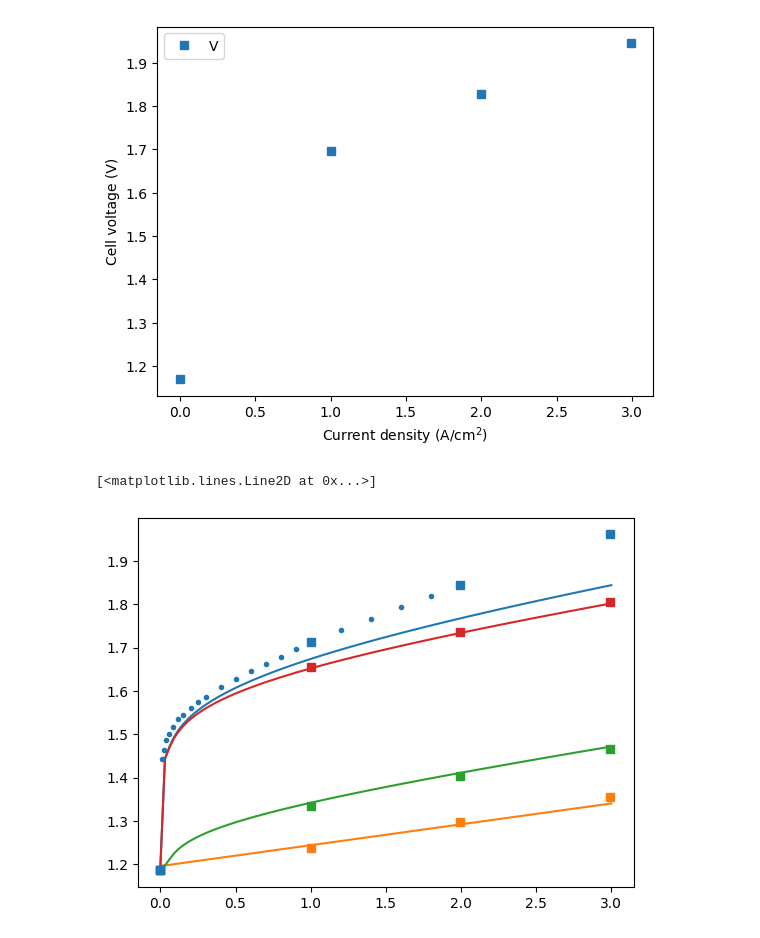
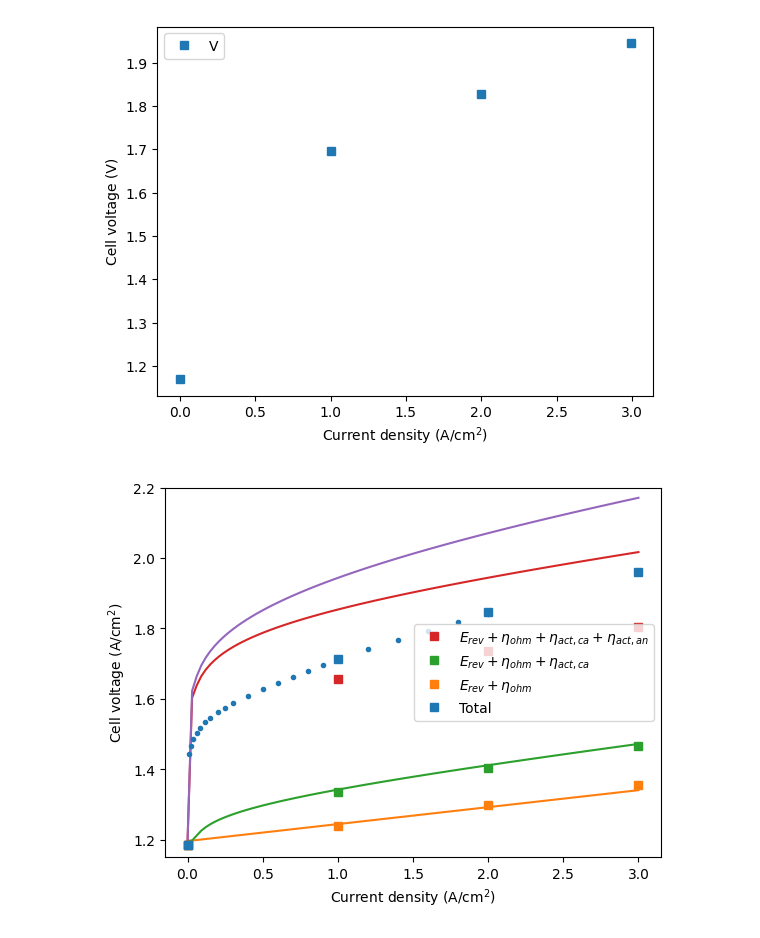
Before and after one commit to affonsop/marapendi, a Jupyter notebook: notebooks/test_data_tricker2023.ipynb, the cells around one changed output. Drawn from its saved outputs; the diff is of its cells as text; code cells hidden in the pictures.

```diff
--- a/notebooks/test_data_tricker2023.ipynb
+++ b/notebooks/test_data_tricker2023.ipynb
@@ -14,15 +14,15 @@ exp_data.plot(x='i', y='V', marker='s', linewidth=0,
 [figure]
 # %%
 ec = mrpd.ElectrolyzerCell(
-    cell_area=5e-4,
+    cell_area=5e-4,  # Nominal value from Tricker et al. (2023)
     cell_number=1.,
     electrical_resistance=28e-7,
     ca=mrpd.ElectrolyzerCellSide(
         cl=mrpd.PtCCatalystLayer(
             thickness=12e-6,
-            ionomer_to_carbon_ratio=0.5,
-            carbon_agglomerate_radius=25e-9,
-            platinum_loading=0.3e-2,
+            ionomer_to_carbon_ratio=0.5, # Nominal value from Tricker et al. (2023)
+            carbon_agglomerate_radius=12.5e-9,
+            platinum_loading=0.3e-2,     # Nominal value from Tricker et al. (2023)
             catalyst_platinum_weight_percent=0.468,
             ecsa=70e3,
             ionomer=mrpd.PAPIonomer(),
@@ -32,19 +32,19 @@ ec = mrpd.ElectrolyzerCell(
                                                   reference_activity=1.,
                                                   reference_temperature=353.15,charge_transfer_coeff=1)
         ),
-        gdl=mrpd.PorousLayer( #AvCarb MGL370 compressed at 20%
+        gdl=mrpd.PorousLayer( #AvCarb MGL370 compressed at 20% (value given by Tricker et al.)
             thickness=370e-6 * 0.8,
             porosity=0.78 * 0.8,
         )
     ),
     an = mrpd.ElectrolyzerCellSide(
         cl=mrpd.PorousTransferLayer( #Currento 10FP3 SS mesh
-            thickness=260e-6,
+            thickness=280e-6, # 11 mil according to Tricker et al. (2023)
             porosity=0.71,
-            ionomer_to_catalyst_ratio=0.2,
+            ionomer_to_catalyst_ratio=0.2, # Nominal value from Tricker et al. (2023)
             fiber_diameter=20e-6,
             catalyst_density=11700., # IrO2
-            catalyst_loading=0.8e-2, # kg/m2
+            catalyst_loading=0.8e-2, # kg/m2s
             ecsa=1/(0.8e-2),
             reaction=mrpd.ElectrochemicalReaction(reference_exchange_current_density=.5e-3, #A/m2IrO2
                                                   activation_energy=50e6,
@@ -57,42 +57,48 @@ ec = mrpd.ElectrolyzerCell(
         has_mpl=False,
         has_gdl=False,
     ),
-    membrane=mrpd.PAP85(dry_thickness=30e-6)
-
+    membrane=mrpd.PAP85(dry_thickness=30e-6) # Nominal value from Tricker et al. (2023)
 )
 
 cathode_conditions = mrpd.OperatingConditions(
-        inlet_temperature = 353.15,
+        inlet_temperature = 353.15, # Nominal value from Tricker et al. (2023)
         inlet_liquid_flow_rate=200e-6/60., # 200 mL/min
-        inlet_liquid=mrpd.KOH_1M,
+        inlet_liquid=mrpd.KOH_1M, # Nominal value from Tricker et al. (2023)
         dry_h2_mole_fraction=1,
         dry_o2_mole_fraction=0,
-        outlet_pressure=1.0e5,
+        outlet_pressure=1.0e5,    # Nominal value from Tricker et al. (2023)
     )
 anode_conditions = mrpd.OperatingConditions(
-        inlet_temperature = 353.15,
+        inlet_temperature = 353.15, # Nominal value from Tricker et al. (2023)
         inlet_liquid_flow_rate=200e-6/60., # 200 mL/min
-        inlet_liquid=mrpd.KOH_1M,
+        inlet_liquid=mrpd.KOH_1M, # Nominal value from Tricker et al. (2023)
         dry_h2_mole_fraction=0,
         dry_o2_mole_fraction=1,
-        outlet_pressure=1.0e5,
+        outlet_pressure=1.0e5,    # Nominal value from Tricker et al. (2023)
     )
 
 ec.set_conditions(stack_temperature=353.15, current_density=1e4*np.linspace(0,3,100), cathode_conditions=cathode_conditions, anode_conditions=anode_conditions)
 ec.ca.cl.ionomer_water_content=12
 ec.an.cl.ionomer_water_content=12
 eta_act_ca = ec.ca.cl.activation_overpotential(ec.current_density, 1.)
 eta_act_an = ec.an.cl.activation_overpotential(ec.current_density, 1.)
-plt.plot(np.linspace(0,3,100), ec.cell_voltage(), 'C0')
+
+plt.plot(np.linspace(0,3,100), ec.cell_voltage() + (1-ec.current_density) ** 2.5, 'C0')
 plt.plot(np.linspace(0,3,100), ec.reversible_cell_voltage() + ec.high_frequency_resistance() *ec.current_density, 'C1')
 plt.plot(np.linspace(0,3,100), ec.reversible_cell_voltage() + ec.high_frequency_resistance() *ec.current_density+ eta_act_ca, 'C2')
 plt.plot(np.linspace(0,3,100), ec.reversible_cell_voltage() + ec.high_frequency_resistance() *ec.current_density+ eta_act_ca + eta_act_an, 'C3')
+plt.plot(np.linspace(0,3,100), ec.cell_voltage() - ec.an.cl.reaction.tafel_slope(ec.an.cl.temperature) * np.log(1-0.023 * ec.current_density ** 0.30) -
+                                                   ec.ca.cl.reaction.tafel_slope(ec.ca.cl.temperature) * np.log(1-0.023 * ec.current_density ** 0.30), 'C4')
 
 plt.plot(exp_data["i"].values, exp_data["Act_an"].values+0.016, 'C3s', label='$E_{rev}+\eta_{ohm} +\eta_{act,ca}+\eta_{act,an}$')
 plt.plot(exp_data["i"].values, exp_data["Act_ca"].values+0.016, 'C2s', label='$E_{rev}+\eta_{ohm} +\eta_{act,ca}$')
 plt.plot(exp_data["i"].values, exp_data["Ohmic"].values+0.016, 'C1s', label='$E_{rev}+\eta_{ohm}$')
 plt.plot(exp_data["i"].values, exp_data["V"].values+0.016, 'C0s', label='Total')
-plt.plot(exp_data_full["Current density (A/cm2)"].values, exp_data_full["Cell voltage (V)"].values, 'C0.', label='Total')
+plt.plot(exp_data_full["Current density (A/cm2)"].values, exp_data_full["Cell voltage (V)"].values, 'C0.')
+plt.legend()
+plt.xlabel('Current density (A/cm$^2$)')
+plt.ylabel('Cell voltage (A/cm$^2$)')
+plt.ylim([1.15,2.2])
+plt.savefig('./tricker_comparison.png', dpi=300)
 # %% [output]
-[<matplotlib.lines.Line2D at 0x...>]
-[figure, old version]
+[figure, new version]
```
Also changed, not shown: parts of 2 cells of this notebook, 1 other file.
